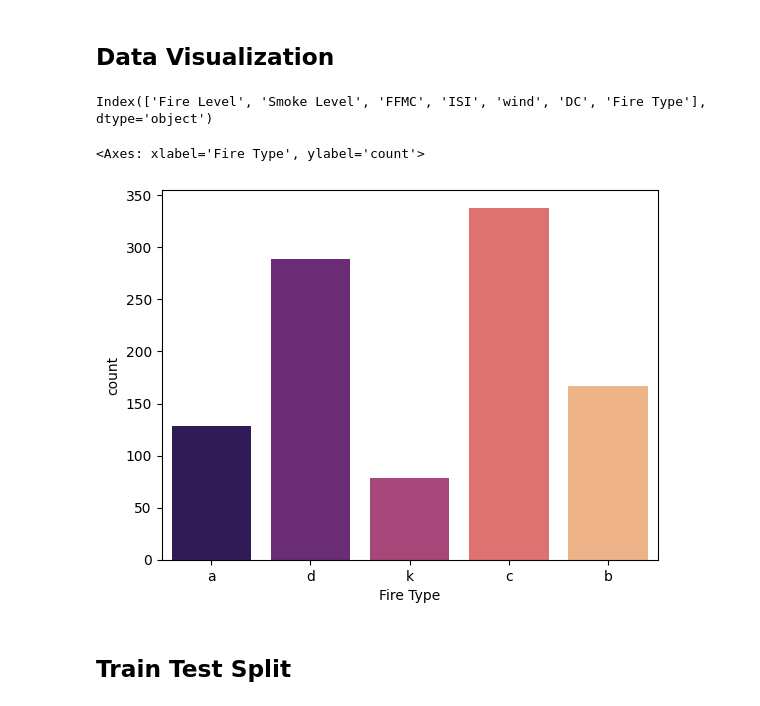
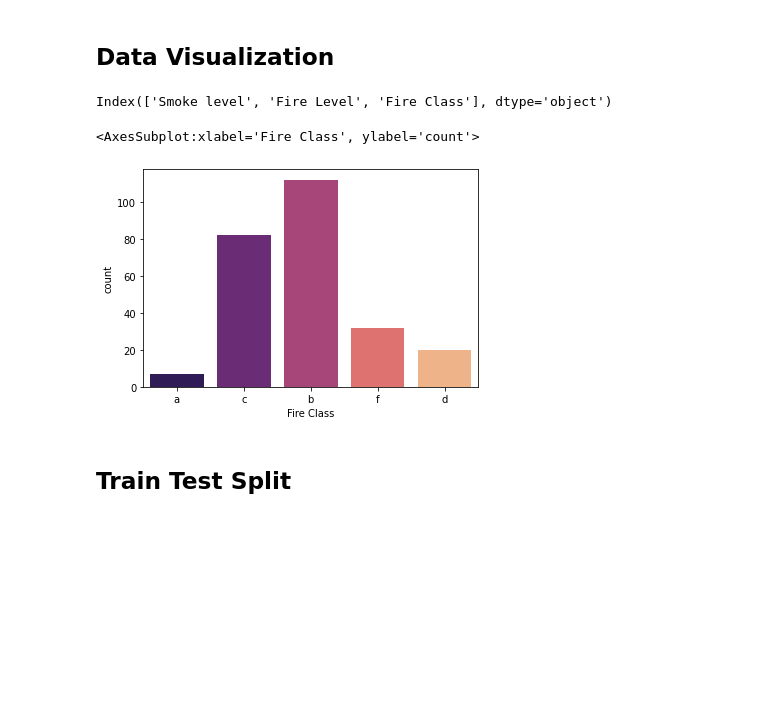
Before and after one commit to BE-MajorProject/FireDetection_IOE, a Jupyter notebook: All_Algorithms.ipynb, the cells around one changed output. Cells and saved outputs as stored; diff of their text form; code cells hidden in the pictures; blank space fills up the shorter version.

```diff
--- a/All_Algorithms.ipynb
+++ b/All_Algorithms.ipynb
@@ -7,6 +7,6 @@ import seaborn as sns
 import matplotlib.pyplot as plt
 %matplotlib inline
 # %%
-df=pd.read_csv("fire_dataset.csv")
+df=pd.read_excel("fire_classify.xlsx")
 df
 # %% [output]
@@ -151,14 +52,14 @@ plt.show()
 # %%
 df.columns
 # %% [output]
-Index(['Fire Level', 'Smoke Level', 'FFMC', 'ISI', 'wind', 'DC', 'Fire Type'], dtype='object')
+Index(['Smoke level', 'Fire Level', 'Fire Class'], dtype='object')
 # %%
 mag="magma"
 # %%
-sns.countplot(x="Fire Type",data=df,palette=mag)
+sns.countplot(x="Fire Class",data=df,palette=mag)
 # %% [output]
-<Axes: xlabel='Fire Type', ylabel='count'>
+<AxesSubplot:xlabel='Fire Class', ylabel='count'>
-[figure, old version]
+[figure, new version]
 # %% [markdown]
 ## Train Test Split
 # %%
```
Also changed, not shown: parts of 15 cells of this notebook, 3 other files.
